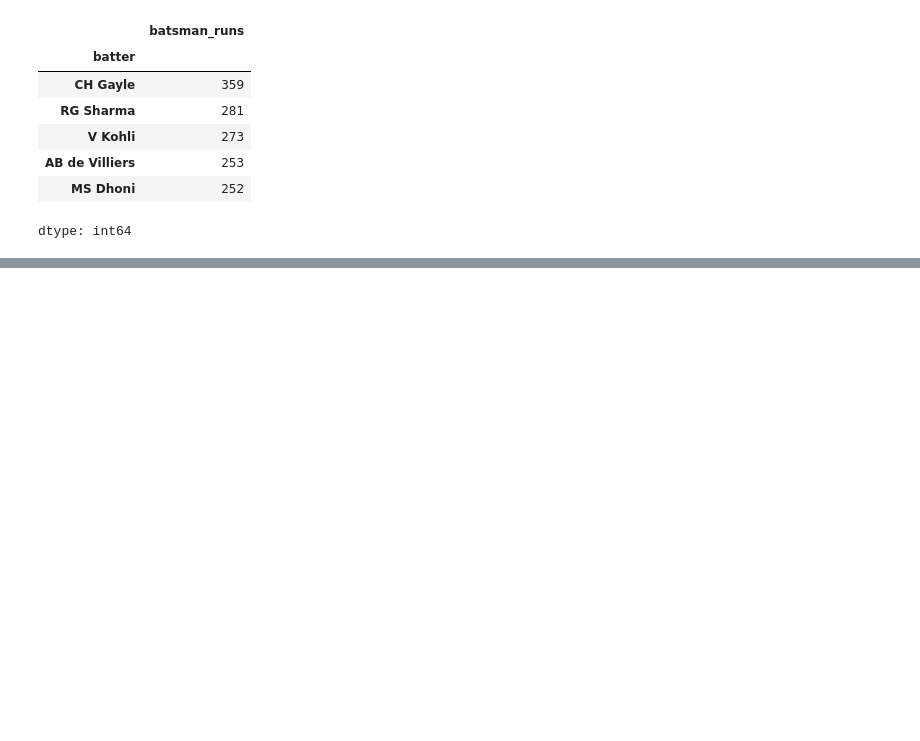
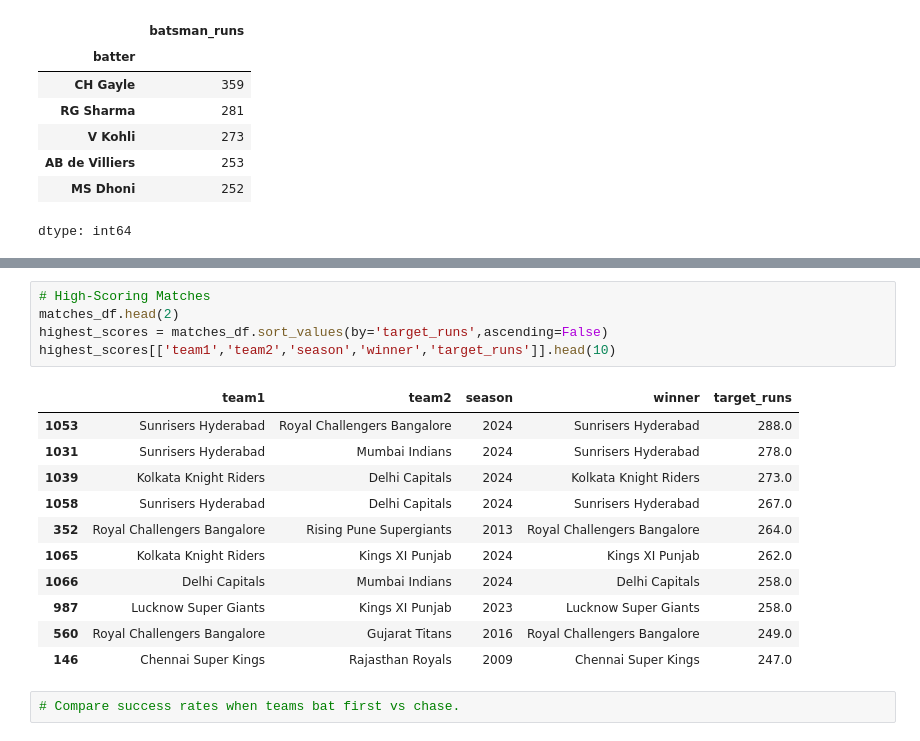
Before and after one commit to Mehaksaluja/IPL_Project_Analysis, a Jupyter notebook: IPL_Project_Analysis.ipynb, the cells around one changed output, grey strips where cells are left out. Drawn from its saved outputs; the diff is of its cells as text; blank space fills up the shorter version.

```diff
--- a/IPL_Project_Analysis.ipynb
+++ b/IPL_Project_Analysis.ipynb
@@ -485,0 +553,19 @@ dtype: int64
+# %%
+# High-Scoring Matches
+matches_df.head(2)
+highest_scores = matches_df.sort_values(by='target_runs',ascending=False)
+highest_scores[['team1','team2','season','winner','target_runs']].head(10)
+# %% [output]
+|  | team1 | team2 | season | winner | target_runs |
+| 1053 | Sunrisers Hyderabad | Royal Challengers Bangalore | 2024 | Sunrisers Hyderabad | 288.0 |
+| 1031 | Sunrisers Hyderabad | Mumbai Indians | 2024 | Sunrisers Hyderabad | 278.0 |
+| 1039 | Kolkata Knight Riders | Delhi Capitals | 2024 | Kolkata Knight Riders | 273.0 |
+| 1058 | Sunrisers Hyderabad | Delhi Capitals | 2024 | Sunrisers Hyderabad | 267.0 |
+| 352 | Royal Challengers Bangalore | Rising Pune Supergiants | 2013 | Royal Challengers Bangalore | 264.0 |
+| 1065 | Kolkata Knight Riders | Kings XI Punjab | 2024 | Kings XI Punjab | 262.0 |
+| 1066 | Delhi Capitals | Mumbai Indians | 2024 | Delhi Capitals | 258.0 |
+| 987 | Lucknow Super Giants | Kings XI Punjab | 2023 | Lucknow Super Giants | 258.0 |
+| 560 | Royal Challengers Bangalore | Gujarat Titans | 2016 | Royal Challengers Bangalore | 249.0 |
+| 146 | Chennai Super Kings | Rajasthan Royals | 2009 | Chennai Super Kings | 247.0 |
+# %%
+# Compare success rates when teams bat first vs chase.
```
Also changed, not shown: parts of 12 cells of this notebook.
